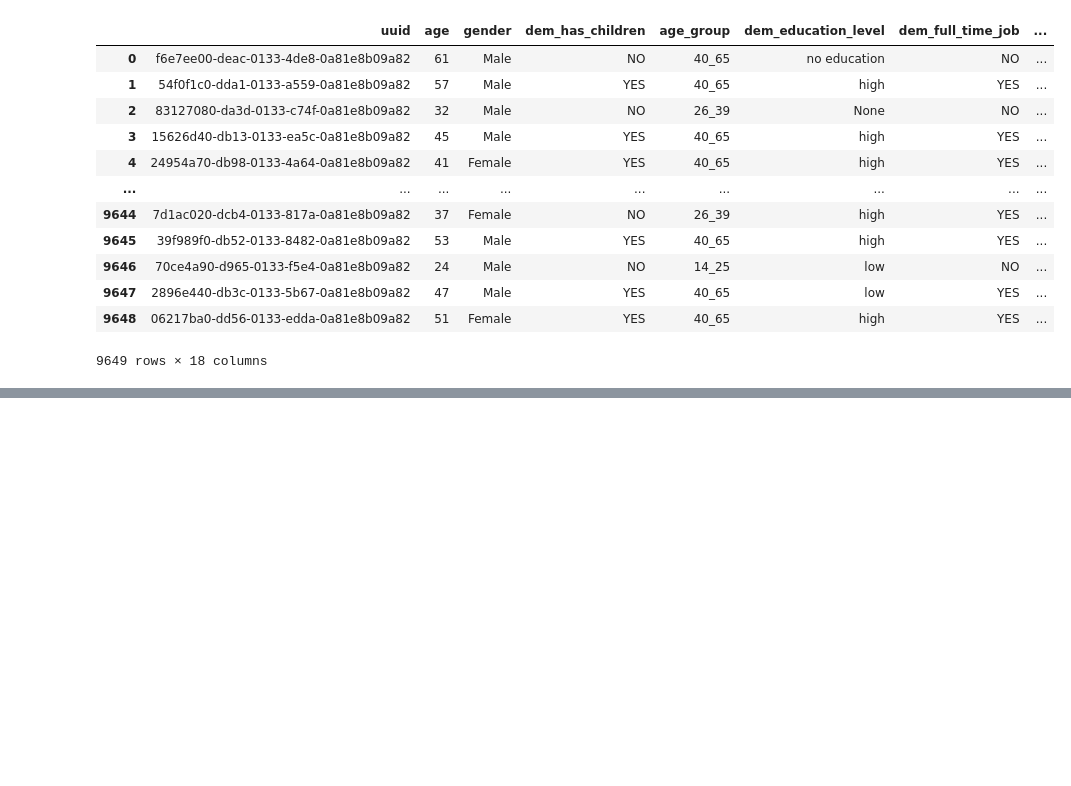
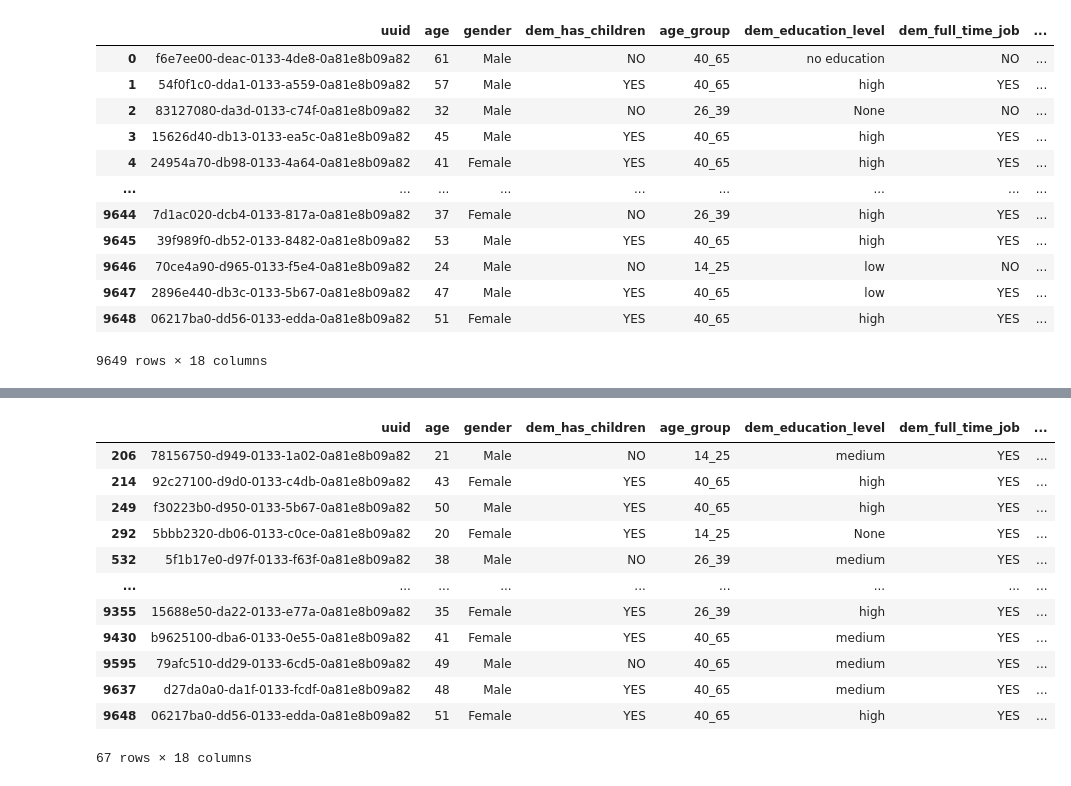
Before and after one commit to manuaq/project_m1, a Jupyter notebook: trash/project_module_1_full.ipynb, the cells around one changed output, grey strips where cells are left out. Drawn from its saved outputs; the diff is of its cells as text; code cells hidden in the pictures; blank space fills up the shorter version.

```diff
--- a/trash/project_module_1_full.ipynb
+++ b/trash/project_module_1_full.ipynb
@@ -1111,7 +1111,7 @@ array(['AT', 'BE', 'BG', 'CY', 'CZ', 'DE', 'DK', 'EE', 'ES', 'FI', 'FR',
        'GB', 'GR', 'HR', 'HU', 'IE', 'IT', 'LT', 'LU', 'LV', 'MT', 'NL',
        'PL', 'PT', 'RO', 'SE', 'SI', 'SK'], dtype=object)
 # %%
-project_m1_cleaned_data = pd.merge(project_m1_cleaned_data, country_df, 'left', left_on=['country_code'], right_on=['country_acronym'])
+project_m1_cleaned_data = pd.merge(project_m1_cleaned_data, country_df, 'left', left_on=['country_code'], right_on=['job_code'])
 
 project_m1_cleaned_data
 # %% [output]
@@ -1130,0 +1170,18 @@ project_m1_cleaned_data
+# %%
+data_scientist_table = project_m1_cleaned_data[project_m1_cleaned_data['job_description'].str.match('Data Scientist')]
+
+data_scientist_table
+# %% [output]
+|  | uuid | age | gender | dem_has_children | age_group | dem_education_level | dem_full_time_job | ... |
+| 206 | 78156750-d949-0133-1a02-0a81e8b09a82 | 21 | Male | NO | 14_25 | medium | YES | ... |
+| 214 | 92c27100-d9d0-0133-c4db-0a81e8b09a82 | 43 | Female | YES | 40_65 | high | YES | ... |
+| 249 | f30223b0-d950-0133-5b67-0a81e8b09a82 | 50 | Male | YES | 40_65 | high | YES | ... |
+| 292 | 5bbb2320-db06-0133-c0ce-0a81e8b09a82 | 20 | Female | YES | 14_25 | None | YES | ... |
+| 532 | 5f1b17e0-d97f-0133-f63f-0a81e8b09a82 | 38 | Male | NO | 26_39 | medium | YES | ... |
+| ... | ... | ... | ... | ... | ... | ... | ... | ... |
+| 9355 | 15688e50-da22-0133-e77a-0a81e8b09a82 | 35 | Female | YES | 26_39 | high | YES | ... |
+| 9430 | b9625100-dba6-0133-0e55-0a81e8b09a82 | 41 | Female | YES | 40_65 | medium | YES | ... |
+| 9595 | 79afc510-dd29-0133-6cd5-0a81e8b09a82 | 49 | Male | NO | 40_65 | medium | YES | ... |
+| 9637 | d27da0a0-da1f-0133-fcdf-0a81e8b09a82 | 48 | Male | YES | 40_65 | medium | YES | ... |
+| 9648 | 06217ba0-dd56-0133-edda-0a81e8b09a82 | 51 | Female | YES | 40_65 | high | YES | ... |
+67 rows × 18 columns
```
Also changed, not shown: parts of 17 cells of this notebook, 4 other files.
